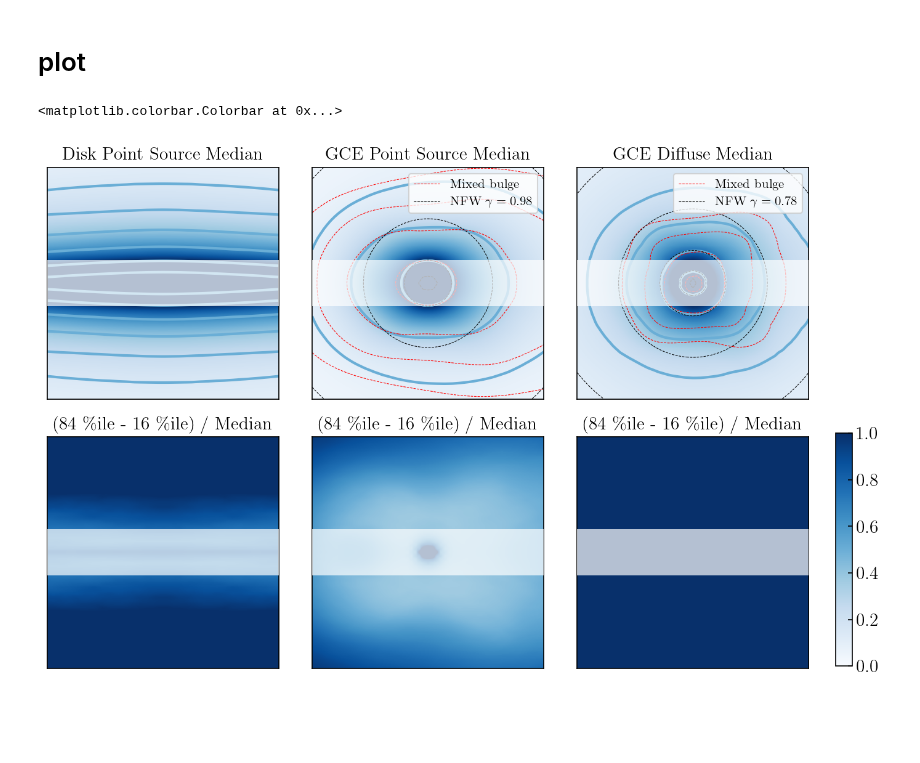
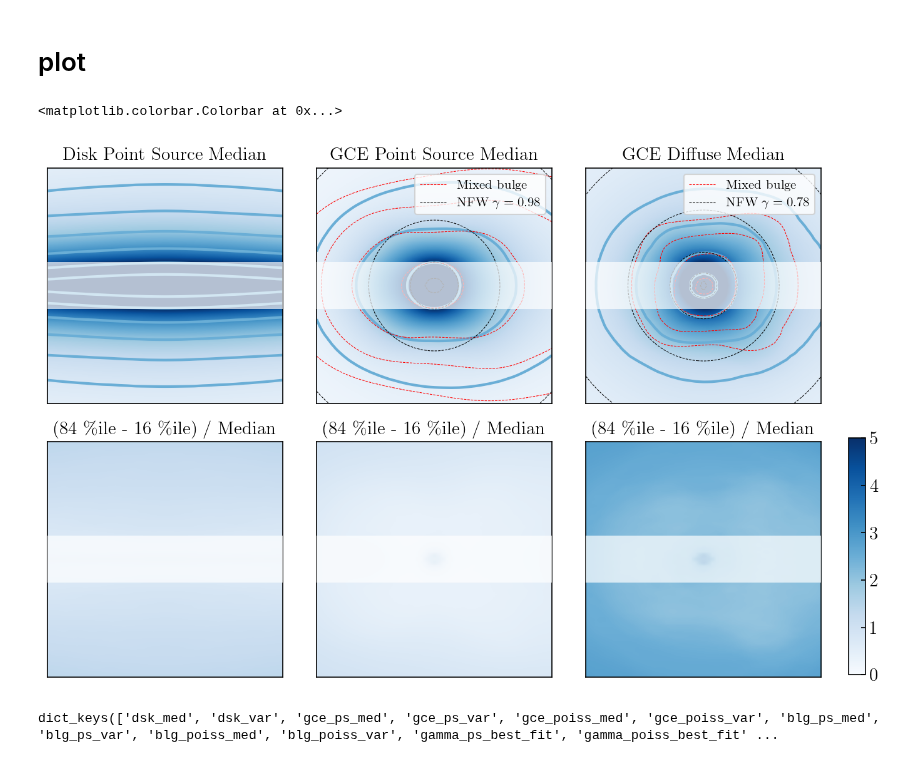
Before and after one commit to smsharma/fermi-prob-prog, a Jupyter notebook: analysis/production_gce_shape.ipynb, the cells around one changed output. Cells and saved outputs as stored; diff of their text form; code cells hidden in the pictures; blank space fills up the shorter version.

Commit message:
some more plots

```diff
--- a/analysis/production_gce_shape.ipynb
+++ b/analysis/production_gce_shape.ipynb
@@ -288,32 +324,36 @@ for i, (name, option) in enumerate(options.items()):
     if option['plot_nfw']:
         have_legend = True
         if 'ps' in name:
             # gamma_best_fit = t_dict['gamma_ps_best_fit']
             gamma_best_fit = np.median(samples['gamma_ps'])
         else:
             # gamma_best_fit = t_dict['gamma_poiss_best_fit']
             gamma_best_fit = np.median(samples['gamma_poiss'])
         t_nfw = get_cart_from_hp(npmodel.nfw_temp_gen.get_NFW2_template(gamma=gamma_best_fit))
         vmax_masked_nfw = np.max(t_nfw[~mask])
         t_nfw *= vmax_masked / vmax_masked_nfw
         vmax_nfw = np.max(t_nfw)
         cs2 = axs[0,i].contour(np.flip(t_nfw), colors='k', levels=levels,
                          linestyles='--', extent=plot_extent, linewidths=0.5)
         h2, _ = cs2.legend_elements()
 
     if have_legend:
         axs[0,i].legend([h1[0], h2[0]], ['Mixed bulge', f'NFW $\gamma={gamma_best_fit:.2f}$'], fontsize=10)
 
     axs[0,i].fill_between([-extent, extent], [-mask_b, -mask_b], [+mask_b, +mask_b], color='white', alpha=0.7, ec='none', zorder=10)
     axs[1,i].fill_between([-extent, extent], [-mask_b, -mask_b], [+mask_b, +mask_b], color='white', alpha=0.7, ec='none', zorder=10)
 
-    im = axs[1,i].imshow(np.flip(t_var)/np.flip(t_med), vmax=1, vmin=0, cmap=main_cmap, extent=plot_extent)
+    im = axs[1,i].imshow(np.flip(t_var)/np.flip(t_med), vmax=5, vmin=0, cmap=main_cmap, extent=plot_extent)
     axs[0,i].set(xticks=[], yticks=[], title=option['title']+' Median')
     axs[1,i].set(xticks=[], yticks=[], title='(84 \%ile - 16 \%ile) / Median')
 
 cax = fig.add_axes([0.99, 0.034, 0.02, 0.42])
 fig.colorbar(axs[1, 2].images[0], cax=cax, aspect=40)
 # plt.savefig('templates.pdf')
 # %% [output]
 <matplotlib.colorbar.Colorbar at 0x...>
-[figure, old version]
+[figure, new version]
+# %%
+t_dict.keys()
+# %% [output]
+dict_keys(['dsk_med', 'dsk_var', 'gce_ps_med', 'gce_ps_var', 'gce_poiss_med', 'gce_poiss_var', 'blg_ps_med', 'blg_ps_var', 'blg_poiss_med', 'blg_poiss_var', 'gamma_ps_best_fit', 'gamma_poiss_best_fit' ...
```
Also changed, not shown: parts of 7 cells of this notebook, 1 other file.
